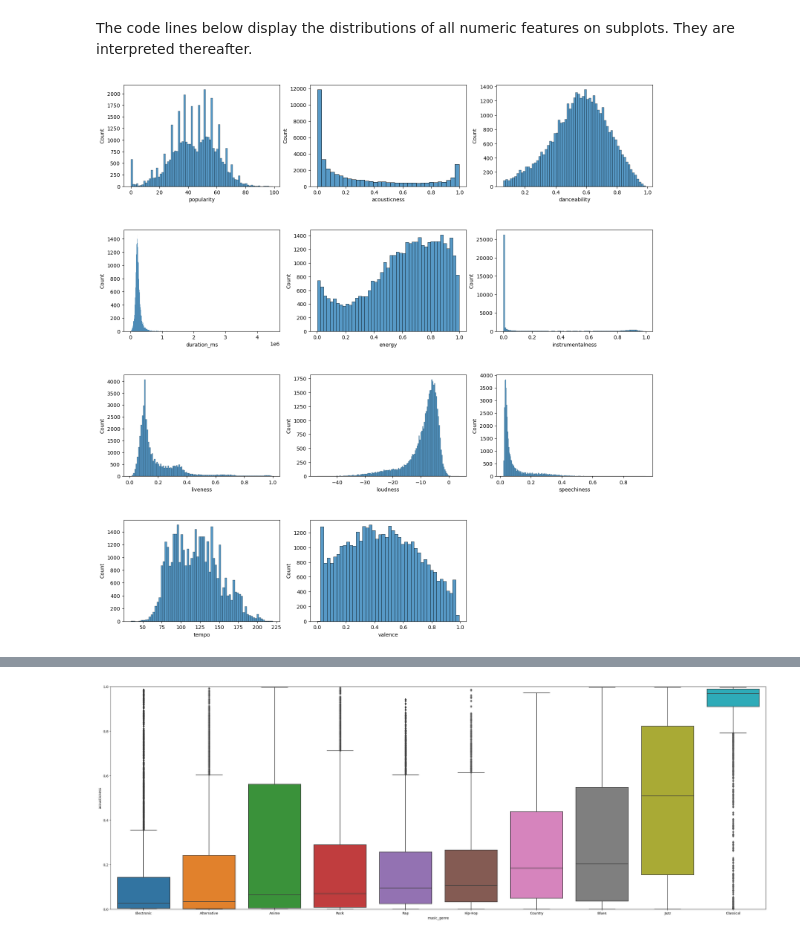
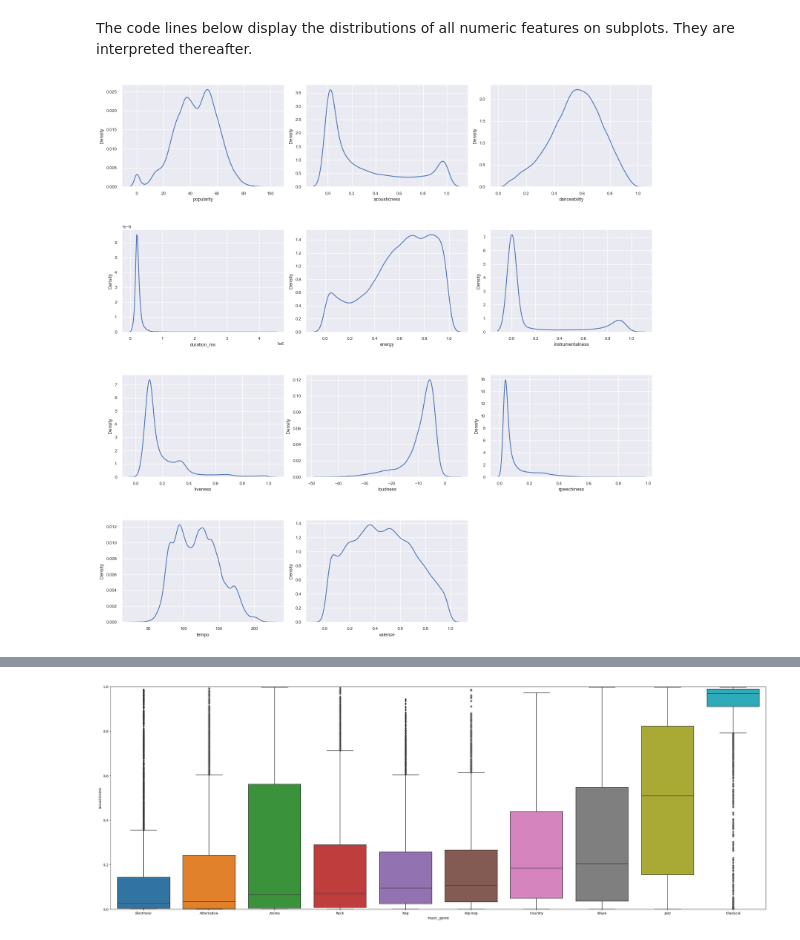
Before and after one commit to tanvi-jain3/SC1015-Song-Genre-Classification, a Jupyter notebook: Data Science Mini_Project.ipynb, the cells around one changed output, grey strips where cells are left out. Drawn from its saved outputs; the diff is of its cells as text; code cells hidden in the pictures.

```diff
--- a/Data Science Mini_Project.ipynb
+++ b/Data Science Mini_Project.ipynb
@@ -316,13 +261,13 @@ The code lines below display the distributions of all numeric features on subplo
 # %%
 fig, axs = plt.subplots(ncols = 3, nrows = 4, figsize = (15, 15))
 fig.delaxes(axs[3][2])
 index = 0
 
 axs = axs.flatten()
 for k, v in numeric_features.items():
-    sns.histplot(v, ax = axs[index])
+    sns.kdeplot(v, ax = axs[index])
     index += 1
 plt.tight_layout(pad = 0.4, w_pad = 0.5, h_pad = 5.0)
 # %% [output]
-[figure, old version]
+[figure, new version]
 # %% [markdown]
```
Also changed, not shown: parts of 47 cells of this notebook.
